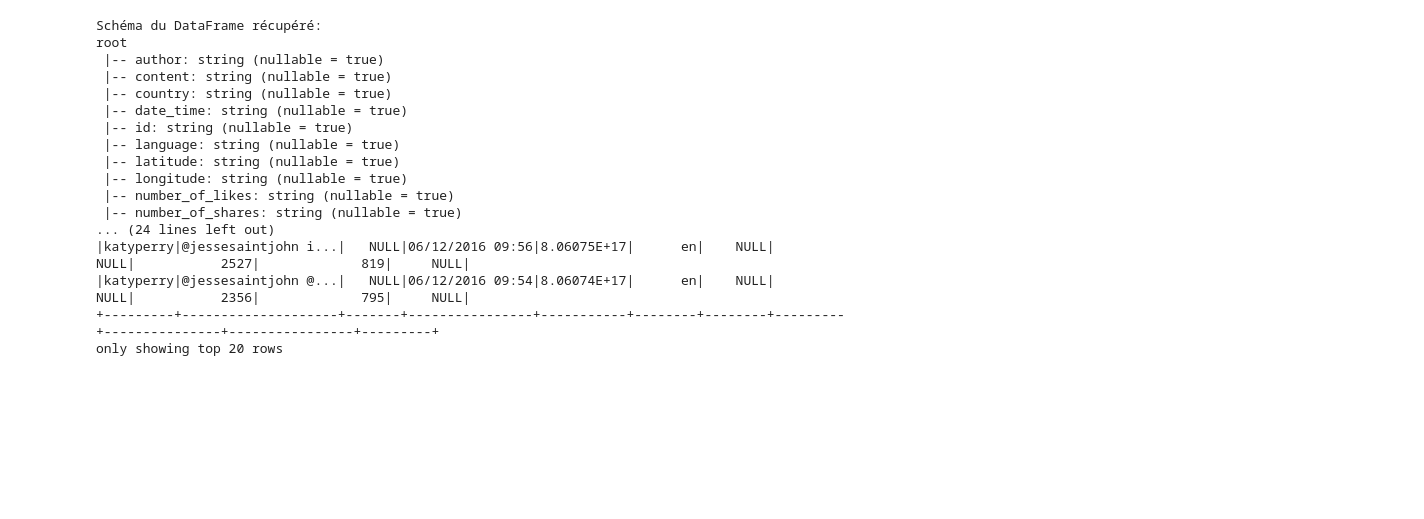
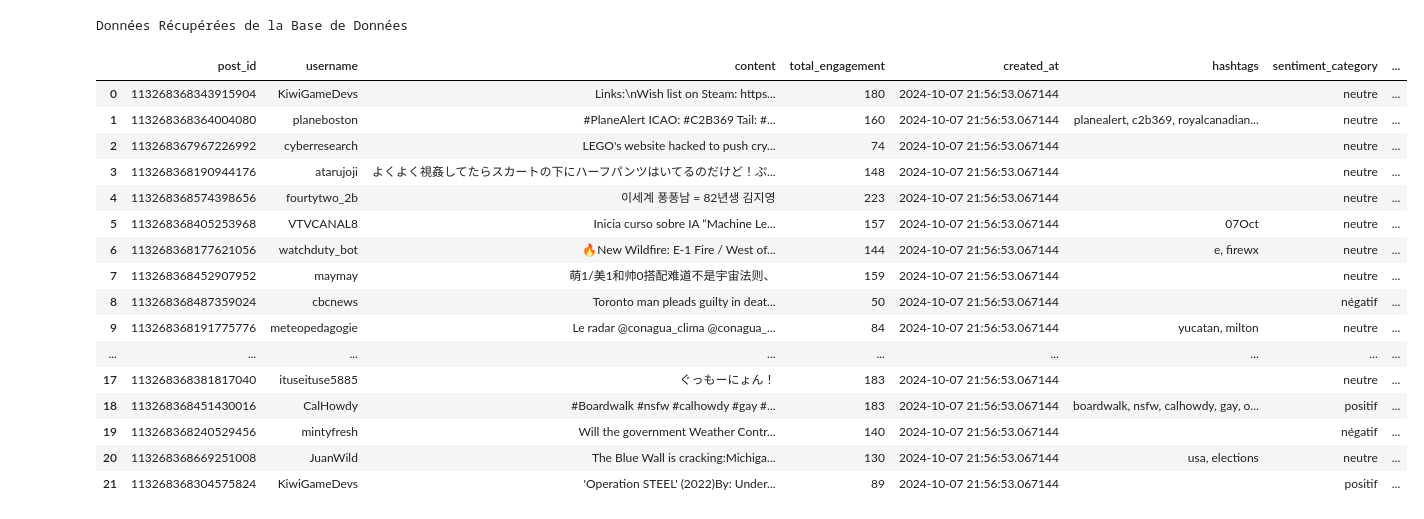
Before and after one commit to Rotabey/5SPAR, a Jupyter notebook: notebooks/utils/select.ipynb, the cells around one changed output. Saved outputs shown, nothing was run; the diff lists cells and outputs as text; code cells hidden in the pictures; blank space fills up the shorter version.

```diff
--- a/notebooks/utils/select.ipynb
+++ b/notebooks/utils/select.ipynb
@@ -1,46 +1,53 @@
 # %%
 from pyspark.sql import SparkSession
 import os
+import pandas as pd
 
 # Créer une session Spark
 spark = SparkSession.builder \
     .appName("Retrieve Data from PostgreSQL") \
     .getOrCreate()
 
 # Configurer les paramètres de connexion à PostgreSQL
 postgres_url = "jdbc:postgresql://postgres:5432/" + os.getenv('DB_NAME')
 properties = {
     "user": os.getenv('DB_USER'),
     "password": os.getenv('DB_PASSWORD'),
     "driver": "org.postgresql.Driver"
 }
 
 # Lire les données depuis PostgreSQL
-df_retrieved = spark.read.jdbc(url=postgres_url, table="X_TWEET", properties=properties)
+df_retrieved = spark.read.jdbc(url=postgres_url, table="gold_mastodon", properties=properties)
 
-# Afficher les schémas et les données récupérées
-print("Schéma du DataFrame récupéré:")
-df_retrieved.printSchema()
-print("Données récupérées:")
-df_retrieved.show()
+# Convertir le DataFrame PySpark en DataFrame Pandas
+df_pandas = df_retrieved.toPandas()
 
-# Optionnel : traiter les données récupérées si nécessaire
-# df_retrieved.show(truncate=False)  # Pour afficher toutes les colonnes sans troncature
+# Appliquer un style au DataFrame sans mise en surbrillance
+styled_df = (
+    df_pandas.style
+    .set_table_attributes('style="width: 100%; border-collapse: collapse;"')  # Ajuster la largeur de la table
+    .set_caption("Données Récupérées de la Base de Données")  # Ajouter un titre à la table
+    .set_properties(**{'text-align': 'left', 'border': '1px solid black'})  # Style des cellules
+)
+
+# Afficher le DataFrame stylé
+styled_df
 # %% [output]
-Schéma du DataFrame récupéré:
-root
- |-- author: string (nullable = true)
- |-- content: string (nullable = true)
- |-- country: string (nullable = true)
- |-- date_time: string (nullable = true)
- |-- id: string (nullable = true)
- |-- language: string (nullable = true)
- |-- latitude: string (nullable = true)
- |-- longitude: string (nullable = true)
- |-- number_of_likes: string (nullable = true)
- |-- number_of_shares: string (nullable = true)
-... (24 lines left out)
-|katyperry|@jessesaintjohn i...|   NULL|06/12/2016 09:56|8.06075E+17|      en|    NULL|     NULL|           2527|             819|     NULL|
-|katyperry|@jessesaintjohn @...|   NULL|06/12/2016 09:54|8.06074E+17|      en|    NULL|     NULL|           2356|             795|     NULL|
-+---------+--------------------+-------+----------------+-----------+--------+--------+---------+---------------+----------------+---------+
-only showing top 20 rows
+Données Récupérées de la Base de Données
+|  | post_id | username | content | total_engagement | created_at | hashtags | sentiment_category | ... |
+| 0 | 113268368343915904 | KiwiGameDevs | Links:\nWish list on Steam: https... | 180 | 2024-10-07 21:56:53.067144 |  | neutre | ... |
+| 1 | 113268368364004080 | planeboston | #PlaneAlert ICAO: #C2B369 Tail: #... | 160 | 2024-10-07 21:56:53.067144 | planealert, c2b369, royalcanadian... | neutre | ... |
+| 2 | 113268367967226992 | cyberresearch | LEGO's website hacked to push cry... | 74 | 2024-10-07 21:56:53.067144 |  | neutre | ... |
+| 3 | 113268368190944176 | atarujoji | よくよく視姦してたらスカートの下にハーフパンツはいてるのだけど！ぷ... | 148 | 2024-10-07 21:56:53.067144 |  | neutre | ... |
+| 4 | 113268368574398656 | fourtytwo_2b | 이세계 퐁퐁남 = 82년생 김지영 | 223 | 2024-10-07 21:56:53.067144 |  | neutre | ... |
+| 5 | 113268368405253968 | VTVCANAL8 | Inicia curso sobre IA “Machine Le... | 157 | 2024-10-07 21:56:53.067144 | 07Oct | neutre | ... |
+| 6 | 113268368177621056 | watchduty_bot | 🔥New Wildfire: E-1 Fire / West of... | 144 | 2024-10-07 21:56:53.067144 | e, firewx | neutre | ... |
+| 7 | 113268368452907952 | maymay | 萌1/美1和帅0搭配难道不是宇宙法则、 | 159 | 2024-10-07 21:56:53.067144 |  | neutre | ... |
+| 8 | 113268368487359024 | cbcnews | Toronto man pleads guilty in deat... | 50 | 2024-10-07 21:56:53.067144 |  | négatif | ... |
+| 9 | 113268368191775776 | meteopedagogie | Le radar @conagua_clima @conagua_... | 84 | 2024-10-07 21:56:53.067144 | yucatan, milton | neutre | ... |
+| ... | ... | ... | ... | ... | ... | ... | ... | ... |
+| 17 | 113268368381817040 | ituseituse5885 | ぐっもーにょん！ | 183 | 2024-10-07 21:56:53.067144 |  | neutre | ... |
+| 18 | 113268368451430016 | CalHowdy | #Boardwalk #nsfw #calhowdy #gay #... | 183 | 2024-10-07 21:56:53.067144 | boardwalk, nsfw, calhowdy, gay, o... | positif | ... |
+| 19 | 113268368240529456 | mintyfresh | Will the government Weather Contr... | 140 | 2024-10-07 21:56:53.067144 |  | négatif | ... |
+| 20 | 113268368669251008 | JuanWild | The Blue Wall is cracking:Michiga... | 130 | 2024-10-07 21:56:53.067144 | usa, elections | neutre | ... |
+| 21 | 113268368304575824 | KiwiGameDevs | 'Operation STEEL' (2022)By: Under... | 89 | 2024-10-07 21:56:53.067144 |  | positif | ... |
```
Also changed, not shown: 6 other files.
